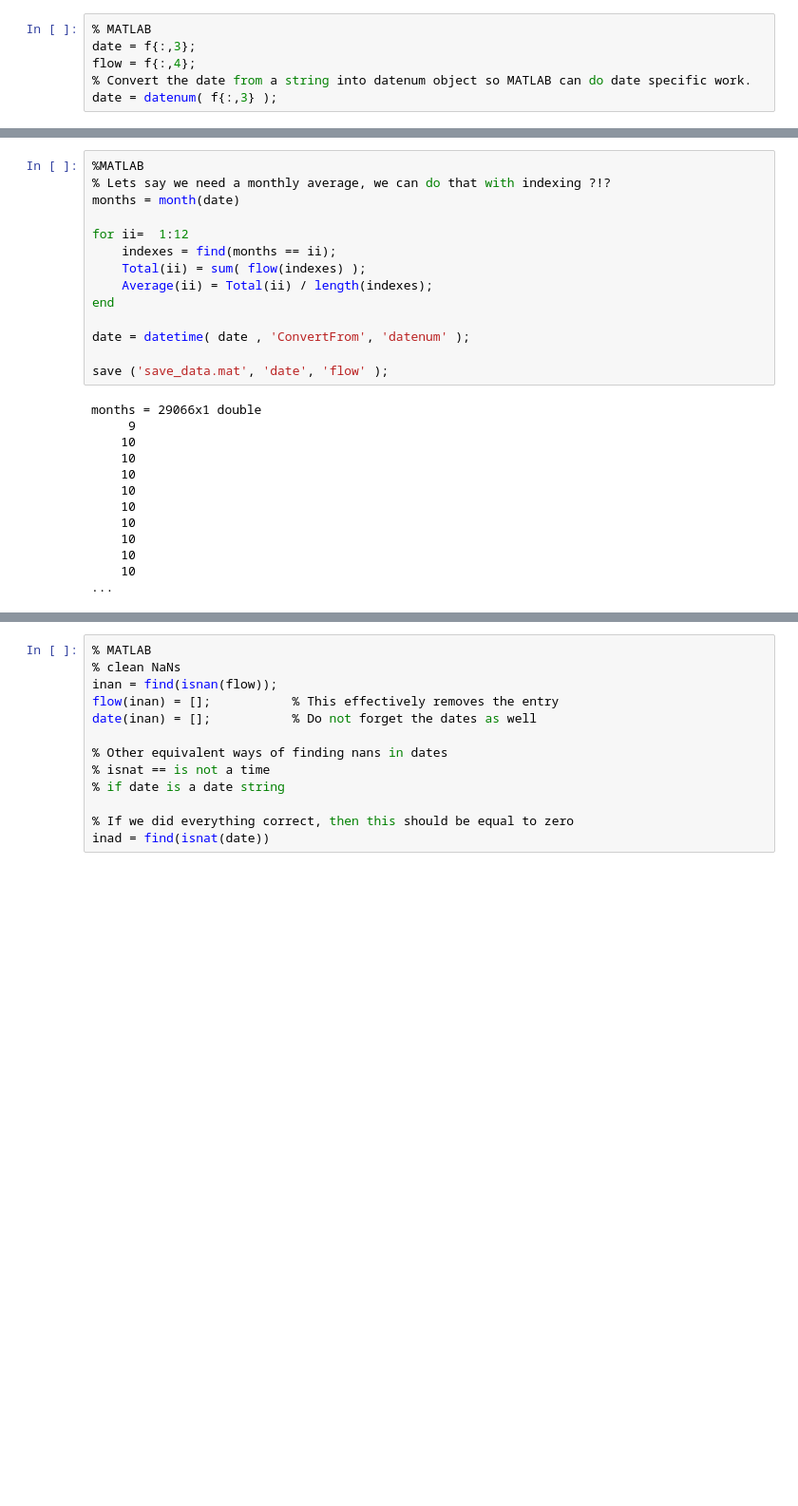
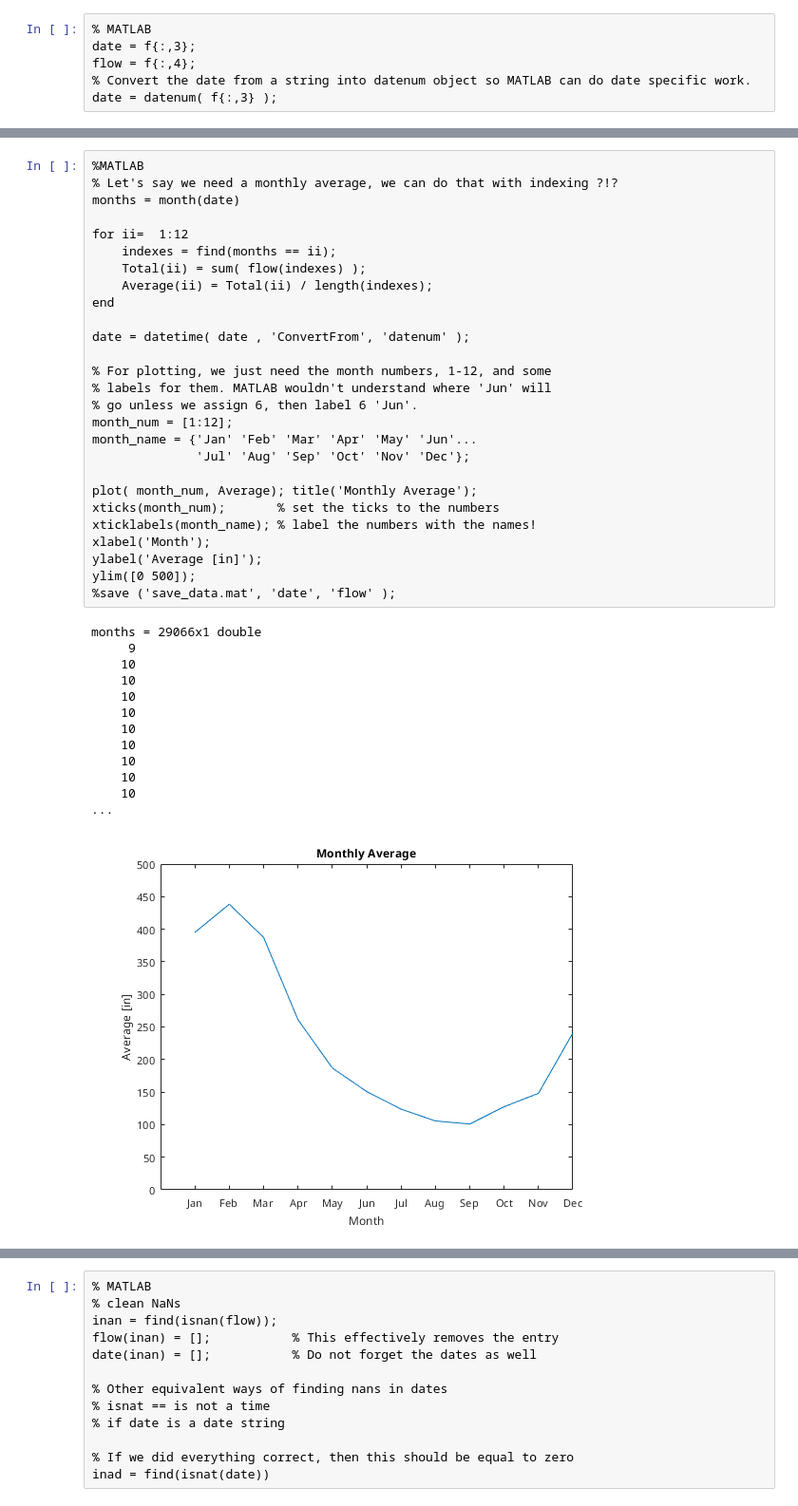
Before and after one commit to tgstone/sio-math-workshop, a Jupyter notebook: docs/source/day2/data_workshop2.ipynb, the cells around one changed output, grey strips where cells are left out. Shown at 95% size. Drawn from its saved outputs; the diff is of its cells as text; blank space fills up the shorter version.

```diff
--- a/docs/source/day2/data_workshop2.ipynb
+++ b/docs/source/day2/data_workshop2.ipynb
@@ -94,27 +105,41 @@ date = datenum( f{:,3} );
 # %%
 %MATLAB
-% Lets say we need a monthly average, we can do that with indexing ?!?
+% Let's say we need a monthly average, we can do that with indexing ?!?
 months = month(date)
 
 for ii=  1:12
     indexes = find(months == ii);
     Total(ii) = sum( flow(indexes) );
     Average(ii) = Total(ii) / length(indexes);
 end
 
 date = datetime( date , 'ConvertFrom', 'datenum' );
 
-save ('save_data.mat', 'date', 'flow' );
+% For plotting, we just need the month numbers, 1-12, and some
+% labels for them. MATLAB wouldn't understand where 'Jun' will
+% go unless we assign 6, then label 6 'Jun'.
+month_num = [1:12];
+month_name = {'Jan' 'Feb' 'Mar' 'Apr' 'May' 'Jun'...
+              'Jul' 'Aug' 'Sep' 'Oct' 'Nov' 'Dec'};
+
+plot( month_num, Average); title('Monthly Average');
+xticks(month_num);       % set the ticks to the numbers
+xticklabels(month_name); % label the numbers with the names!
+xlabel('Month');
+ylabel('Average [in]');
+ylim([0 500]);
+%save ('save_data.mat', 'date', 'flow' );
 # %% [output]
 months = 29066x1 double
      9
     10
     10
     10
     10
     10
     10
     10
     10
     10
 ...
+[figure, added]
```
Also changed, not shown: parts of 26 cells of this notebook.
